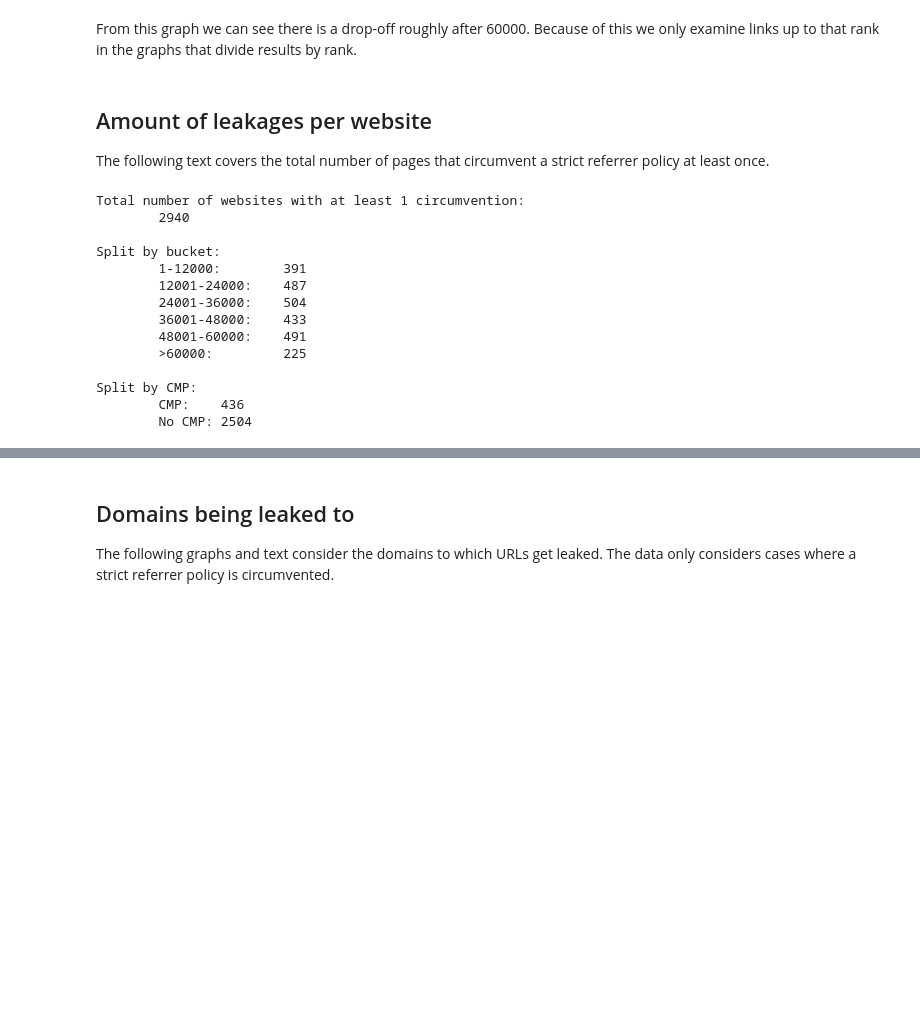
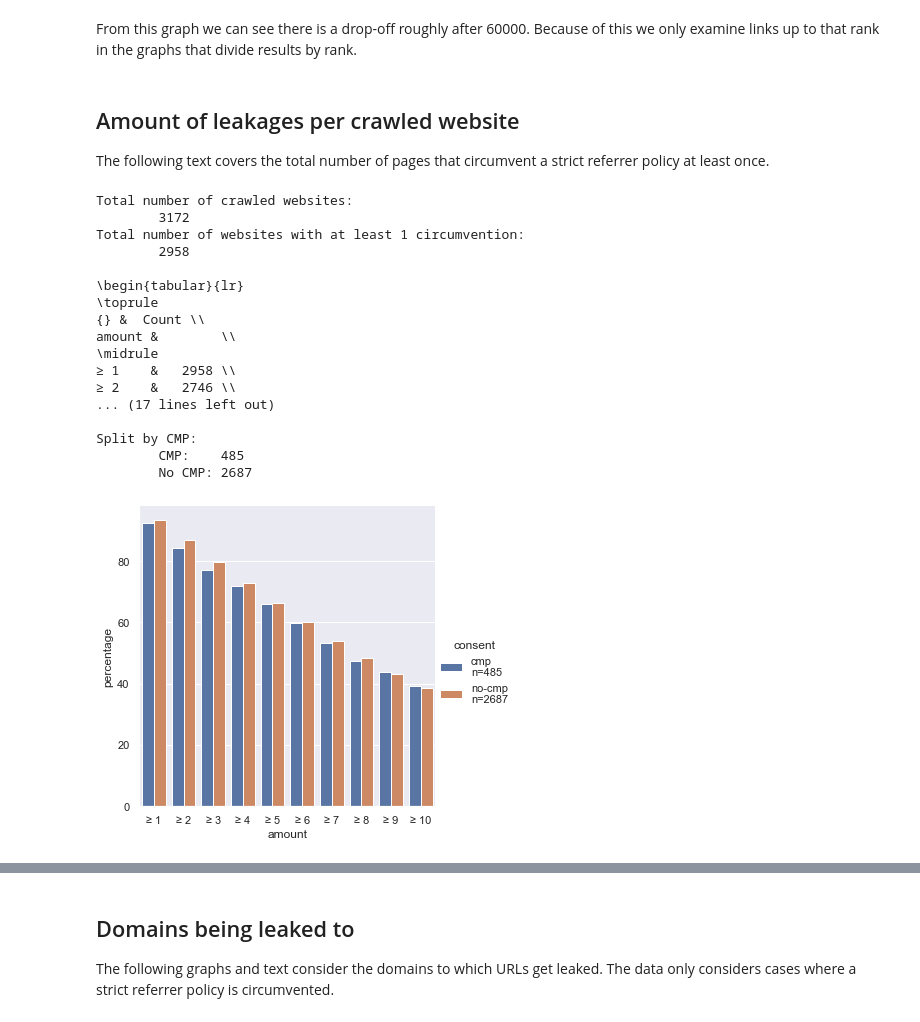
Before and after one commit to TvOuwerkerk/evading-policy, a Jupyter notebook: Analysis/analysisVisualisation.ipynb, the cells around one changed output, grey strips where cells are left out. Saved outputs shown, nothing was run; the diff lists cells and outputs as text; code cells hidden in the pictures; blank space fills up the shorter version.

```diff
--- a/Analysis/analysisVisualisation.ipynb
+++ b/Analysis/analysisVisualisation.ipynb
@@ -76,6 +87,9 @@ def get_rank_plot(counter: AnalysisCounter, n: int = 10, index_name: str = 'inde
     return sns.catplot(data=counter_data_long, kind='swarm', x='rank', y='percentage', hue=index_name)
 # %%
 def get_cmp_plot(counter: AnalysisCounter, n: int = 10, index_name: str = 'index'):
+    """
+    Given a counter, return a CMP-categorisation plot of the first n entries.
+    """
     counter_df = pd.DataFrame(counter.consent)
     counter_df.insert(0, 'Total', 0)
     for key in counter.total.keys():
@@ -106,29 +122,39 @@ cmp_counter = counter_dict['cmp']
 sns.set_theme()
 # %% [markdown]
-## Amount of leakages per website
+## Amount of leakages per crawled website
 
 The following text covers the total number of pages that
 circumvent a strict referrer policy at least once.
 # %%
-print(f'Total number of websites with at least 1 circumvention:\n\t{amount_counter.total_entries}\n')
-print(f'Split by rank:')
+print(f'Total number of crawled websites:\n\t{amount_counter.total_entries}')
+print(f'Total number of websites with at least 1 circumvention: \n\t{amount_counter.total["≥ 1"]}\n')
+print(get_top_table(amount_counter, index_name='amount'))
+
+
+print(f'Total nr of websites split by rank:')
 for bucket in amount_counter.rank_buckets.keys():
     print(f'\t{bucket}: \t{amount_counter.rank_entries[bucket]}')
 print(f'\nSplit by CMP:')
 print(f'\tCMP:\t{amount_counter.cmp_entries}')
 print(f'\tNo CMP:\t{amount_counter.no_cmp_entries}')
+amount_cmp_plot = get_cmp_plot(amount_counter,n=10,index_name='amount')
+plt.savefig("plots/catplot-amount_cmp.png", bbox_inches='tight', dpi=600)
 # %% [output]
+Total number of crawled websites:
+        3172
 Total number of websites with at least 1 circumvention:
-        2940
+        2958
 
-Split by bucket:
-        1-12000:        391
-        12001-24000:    487
-        24001-36000:    504
-        36001-48000:    433
-        48001-60000:    491
-        >60000:         225
+\begin{tabular}{lr}
+\toprule
+{} &  Count \\
+amount &        \\
+\midrule
+≥ 1    &   2958 \\
+≥ 2    &   2746 \\
+... (17 lines left out)
 
 Split by CMP:
-        CMP:    436
-        No CMP: 2504
+        CMP:    485
+        No CMP: 2687
+[figure, added]
```
Also changed, not shown: parts of 23 cells of this notebook.
